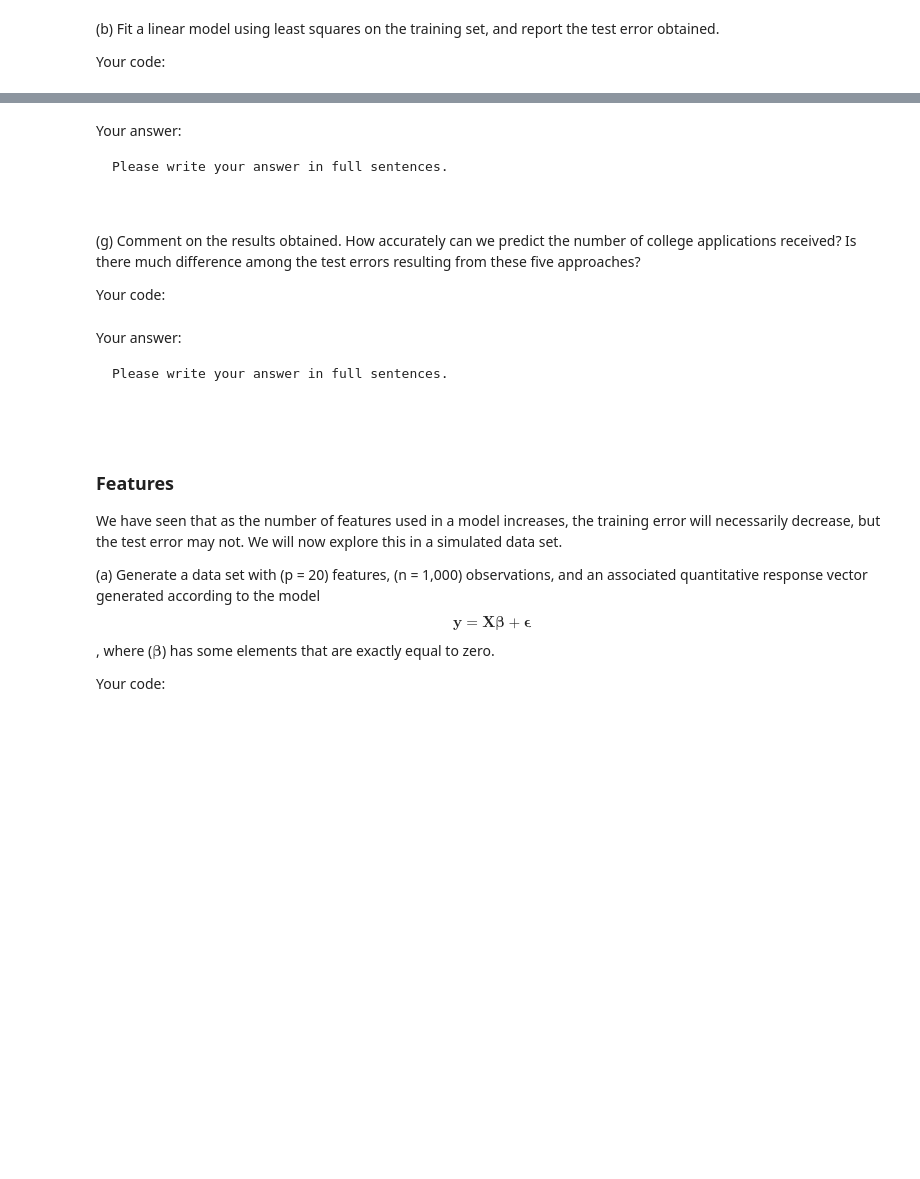
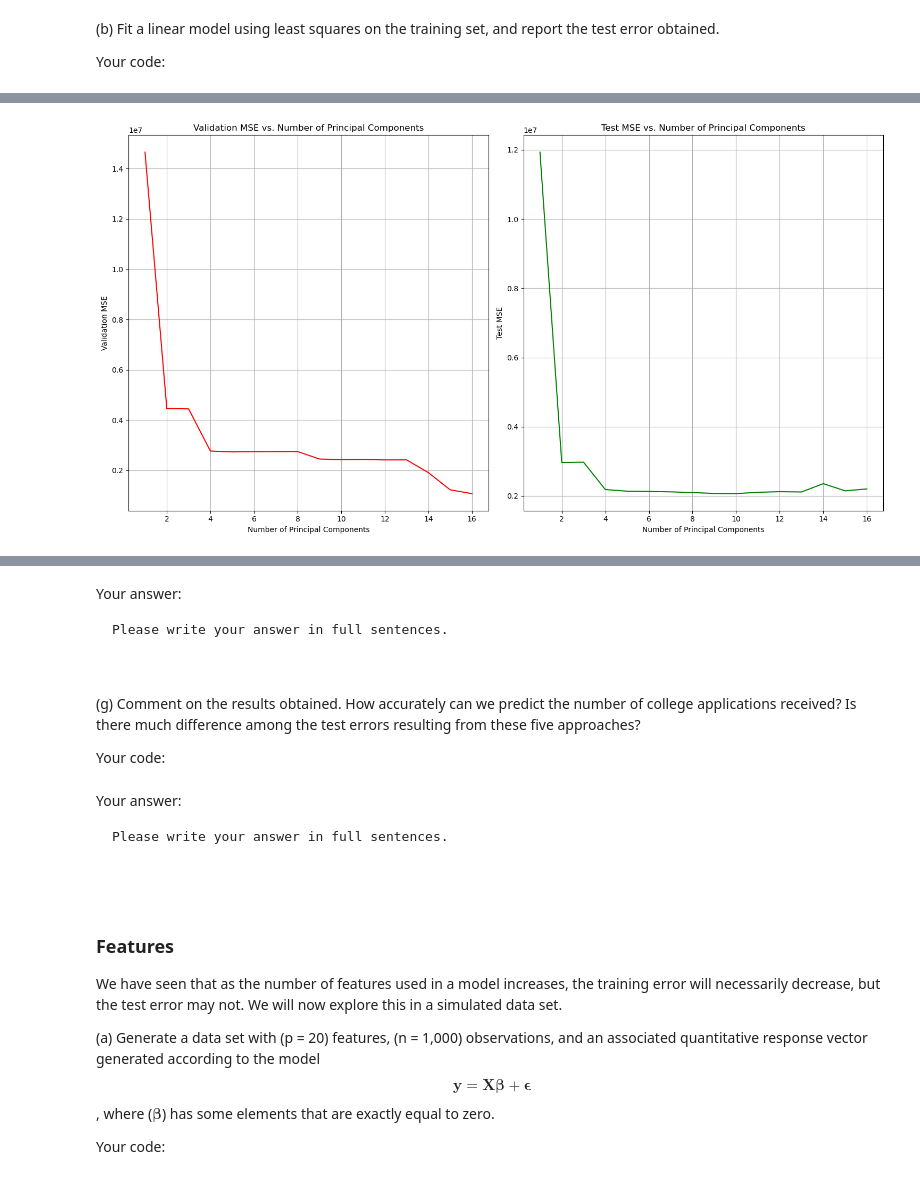
Before and after one commit to BU-MSSP-Classroom/MA679_Spring2024_04_regularization-XYYZWDS, a Jupyter notebook: Ch06_Regularization_Python.ipynb, the cells around one changed output, grey strips where cells are left out. Cells and saved outputs as stored; diff of their text form; code cells hidden in the pictures; blank space fills up the shorter version.

```diff
--- a/Ch06_Regularization_Python.ipynb
+++ b/Ch06_Regularization_Python.ipynb
@@ -403,5 +740,18 @@ Please write your answer in full sentences.
 
 Your code:
 # %%
-#
-#
+# Fit a Lasso model with cross-validation without specifying alphas
+# Letting LassoCV automatically select the best alpha
+lasso_model_auto_cv = LassoCV(cv=5, random_state=42)
+lasso_model_auto_cv.fit(X_train, y_train)
+
+# Predict on the test set
+y_pred_lasso_auto = lasso_model_auto_cv.predict(X_test)
+
+# Calculate the test error using Mean Squared Error (MSE)
+test_error_lasso_auto = mean_squared_error(y_test, y_pred_lasso_auto)
+
+# Count the number of non-zero coefficient estimates
+non_zero_coeff_auto = sum(lasso_model_auto_cv.coef_ != 0)
+
+lasso_model_auto_cv.alpha_, test_error_lasso_auto, non_zero_coeff_auto
@@ -419,8 +771,76 @@ Please write your answer in full sentences.
 
 Your code:
 # %%
-#
-#
+import numpy as np
+import matplotlib.pyplot as plt
+from sklearn import preprocessing
+from sklearn.decomposition import PCA
+from sklearn.model_selection import LeaveOneOut
+from sklearn.linear_model import LinearRegression
+from sklearn.metrics import mean_squared_error
+
+def PCR_CV(X_train, Y_train, X_test, Y_test, M):
+    # Convert Y_train and Y_test to numpy arrays to avoid KeyError
+    Y_train = Y_train.to_numpy()
+    Y_test = Y_test.to_numpy()
+
+    X_train_scaled = preprocessing.scale(X_train)
+    X_test_scaled = preprocessing.scale(X_test)
+
+    MSE = {}
+    test_MSE = {}
+
+    for m in M: # Iterate over number of principal components
+        pca = PCA(n_components=m)
+        X_train_reduced = pca.fit_transform(X_train_scaled)
+        X_test_reduced = pca.transform(X_test_scaled)  # Use transform here
+
+        mse = 0
+        test_mse = 0
+        loo = LeaveOneOut()  # Leave one out cross-validation
+        for train_index, test_index in loo.split(X_train_reduced):
+            X, X_CV = X_train_reduced[train_index], X_train_reduced[test_index]
+            Y, Y_CV = Y_train[train_index], Y_train[test_index]
+            model = LinearRegression()
+            model.fit(X, Y)
+            p = model.predict(X_CV)
+            mse += mean_squared_error(Y_CV, p)
+        MSE[m] = mse / len(X_train_reduced)
+
+        # Compute test MSE for the model
+        model = LinearRegression()
+        model.fit(X_train_reduced, Y_train)
+        p = model.predict(X_test_reduced)
+        test_MSE[m] = mean_squared_error(Y_test, p)
+
+    # Plot validation and test MSE
+    lists = sorted(MSE.items())  # sorted by key, return a list of tuples
+    x, y = zip(*lists)  # unpack a list of pairs into two tuples
+    fig = plt.figure(figsize=(15, 8))
+    ax1 = fig.add_subplot(121)
+    ax1.plot(x, y, 'r-')  # Validation MSE plot
+    ax1.set_xlabel('Number of Principal Components')
+    ax1.set_ylabel('Validation MSE')
+    ax1.set_title('Validation MSE vs. Number of Principal Components')
+    ax1.grid(True)
+
+    lists = sorted(test_MSE.items())  # sorted by key, return a list of tuples
+    x, y = zip(*lists)  # unpack a list of pairs into two tuples
+    ax2 = fig.add_subplot(122)
+    ax2.plot(x, y, 'g-')  # Test MSE plot
+    ax2.set_xlabel('Number of Principal Components')
+    ax2.set_ylabel('Test MSE')
+    ax2.set_title('Test MSE vs. Number of Principal Components')
+    ax2.grid(True)
+
+    plt.tight_layout()
+    plt.show()
+
+# Assuming `X_train`, `y_train`, `X_test`, `y_test` are defined and are pandas DataFrames or Series
+M = np.arange(1, X_train.shape[1] + 1)  # M values to try
+PCR_CV(X_train, y_train, X_test, y_test, M)
+# %% [output]
+[figure, added]
 # %% [markdown]
 Your answer:
 
```
Also changed, not shown: parts of 25 cells of this notebook, 1 other file.
